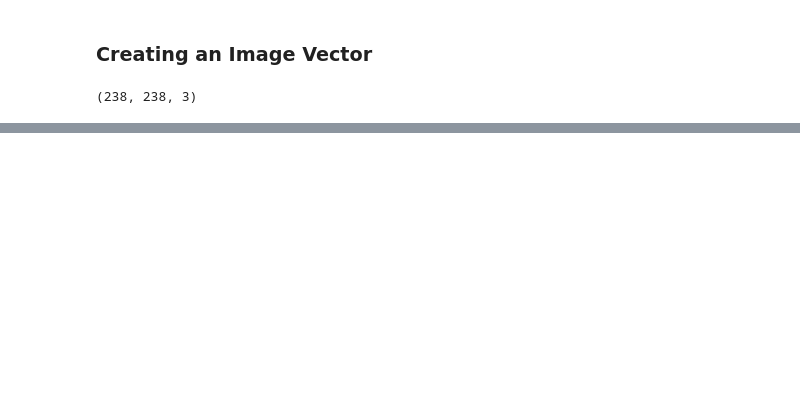
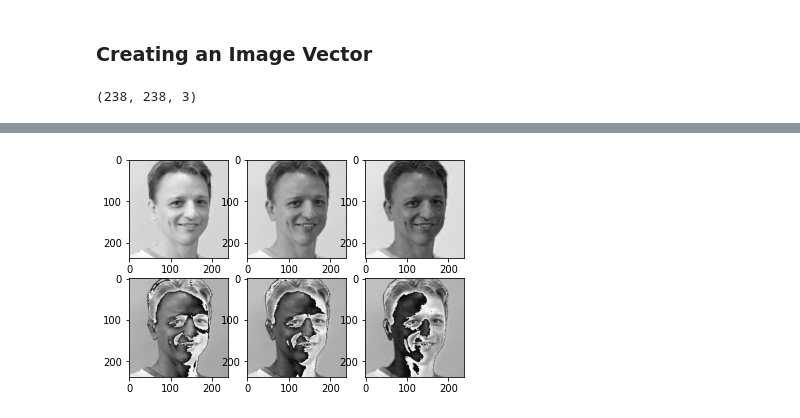
Before and after one commit to damiansp/cpu_vis, a Jupyter notebook: mastering_with_tf/s1_intro_cpuvis_and_nns/01_edge_detect_with_hashing_filtering.py.ipynb, the cells around one changed output, grey strips where cells are left out. Drawn from its saved outputs; the diff is of its cells as text; code cells hidden in the pictures; blank space fills up the shorter version.

```diff
--- a/mastering_with_tf/s1_intro_cpuvis_and_nns/01_edge_detect_with_hashing_filtering.py.ipynb
+++ b/mastering_with_tf/s1_intro_cpuvis_and_nns/01_edge_detect_with_hashing_filtering.py.ipynb
@@ -36,0 +40,15 @@ img_arr.shape
+# %%
+plt.subplot(231)
+plt.imshow(img_arr[:, :, 0], cmap='gray')
+plt.subplot(232)
+plt.imshow(img_arr[:, :, 1], cmap='gray')
+plt.subplot(233)
+plt.imshow(img_arr[:, :, 2], cmap='gray')
+plt.subplot(234)
+plt.imshow(img_arr[:, :, 0] + img_arr[:, :, 1], cmap='gray')
+plt.subplot(235)
+plt.imshow(img_arr[:, :, 0] + img_arr[:, :, 2], cmap='gray')
+plt.subplot(236)
+plt.imshow(img_arr[:, :, 1] + img_arr[:, :, 2], cmap='gray');
+# %% [output]
+[figure, added]
```
Also changed, not shown: parts of 2 cells of this notebook.
